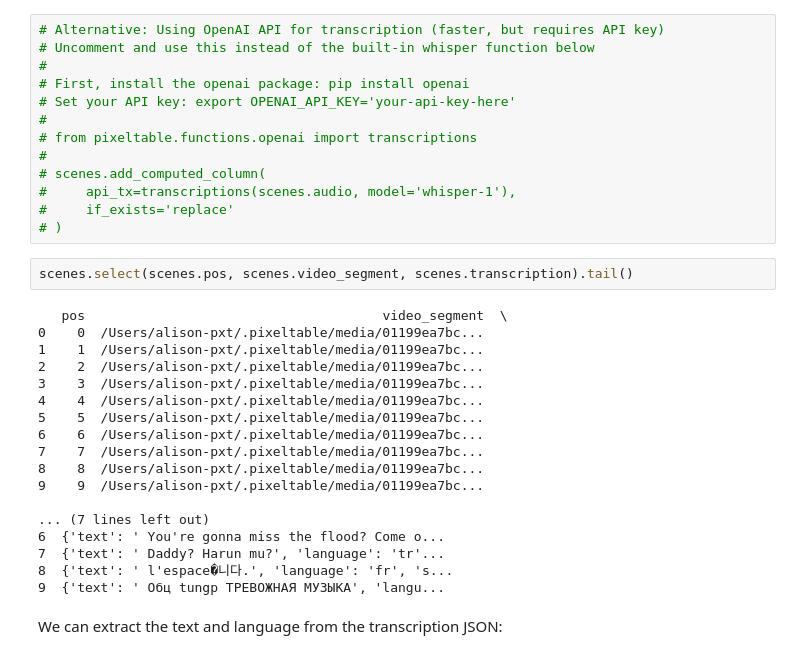
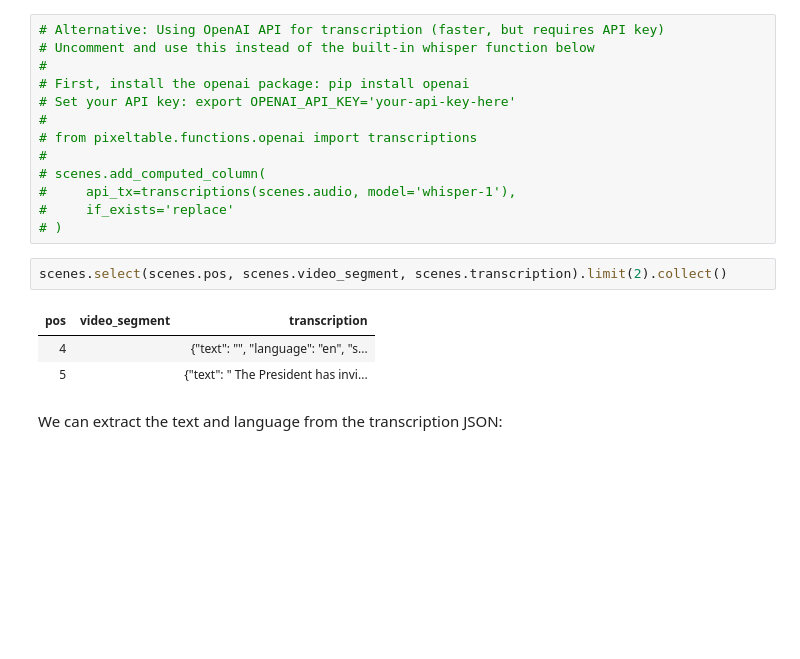
Before and after one commit to apreshill/pxt-primetime, a Jupyter notebook: 02_iterating-with-data.ipynb, the cells around one changed output. Saved outputs shown, nothing was run; the diff lists cells and outputs as text; blank space fills up the shorter version.

```diff
--- a/02_iterating-with-data.ipynb
+++ b/02_iterating-with-data.ipynb
@@ -195,25 +191,11 @@ Added 10 column values with 0 errors.
 #     if_exists='replace'
 # )
 # %%
-scenes.select(scenes.pos, scenes.video_segment, scenes.transcription).tail()
+scenes.select(scenes.pos, scenes.video_segment, scenes.transcription).limit(2).collect()
 # %% [output]
-   pos                                      video_segment  \
-0    0  /Users/alison-pxt/.pixeltable/media/01199ea7bc...
-1    1  /Users/alison-pxt/.pixeltable/media/01199ea7bc...
-2    2  /Users/alison-pxt/.pixeltable/media/01199ea7bc...
-3    3  /Users/alison-pxt/.pixeltable/media/01199ea7bc...
-4    4  /Users/alison-pxt/.pixeltable/media/01199ea7bc...
-5    5  /Users/alison-pxt/.pixeltable/media/01199ea7bc...
-6    6  /Users/alison-pxt/.pixeltable/media/01199ea7bc...
-7    7  /Users/alison-pxt/.pixeltable/media/01199ea7bc...
-8    8  /Users/alison-pxt/.pixeltable/media/01199ea7bc...
-9    9  /Users/alison-pxt/.pixeltable/media/01199ea7bc...
-
-... (7 lines left out)
-6  {'text': ' You're gonna miss the flood? Come o...
-7  {'text': ' Daddy? Harun mu?', 'language': 'tr'...
-8  {'text': ' l'espace�니다.', 'language': 'fr', 's...
-9  {'text': ' Обц tungр ТРЕВОЖНАЯ МУЗЫКА', 'langu...
+| pos | video_segment | transcription |
+| 4 |  | {"text": "", "language": "en", "s... |
+| 5 |  | {"text": " The President has invi... |
 # %% [markdown]
 We can extract the text and language from the transcription JSON:
 # %%
```
Also changed, not shown: parts of 7 cells of this notebook, 1 other file.
